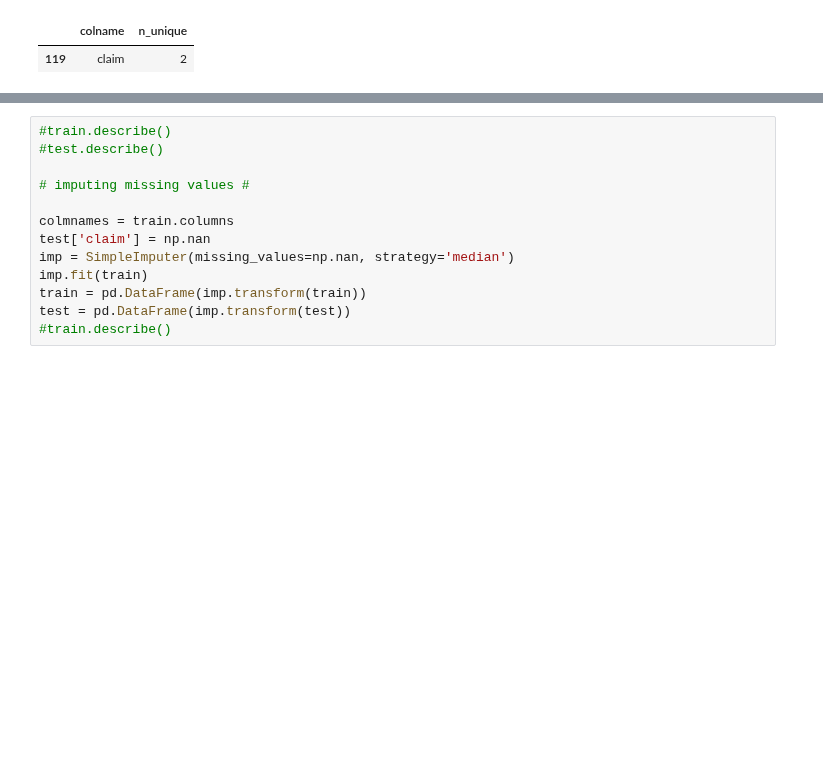
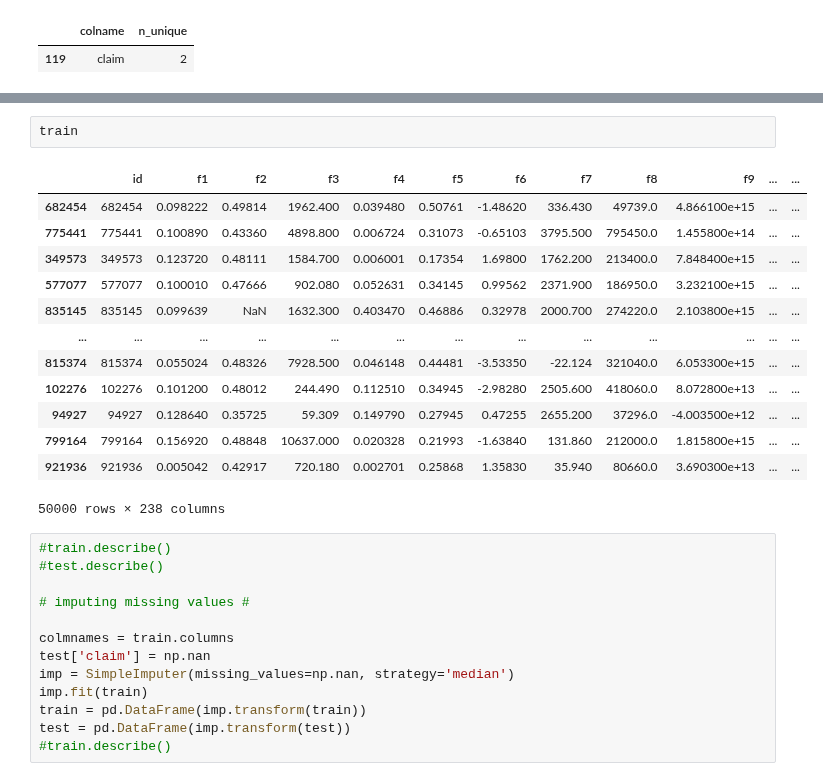
Before and after one commit to MykolaPinchuk/Kaggle, a Jupyter notebook: sep21-playgr.ipynb, the cells around one changed output, grey strips where cells are left out. Saved outputs shown, nothing was run; the diff lists cells and outputs as text; blank space fills up the shorter version.

```diff
--- a/sep21-playgr.ipynb
+++ b/sep21-playgr.ipynb
@@ -73,3 +83,19 @@ un_colval.loc[un_colval.n_unique < 100]
+# %%
+train
+# %% [output]
+|  | id | f1 | f2 | f3 | f4 | f5 | f6 | f7 | f8 | f9 | ... | ... |
+| 682454 | 682454 | 0.098222 | 0.49814 | 1962.400 | 0.039480 | 0.50761 | -1.48620 | 336.430 | 49739.0 | 4.866100e+15 | ... | ... |
+| 775441 | 775441 | 0.100890 | 0.43360 | 4898.800 | 0.006724 | 0.31073 | -0.65103 | 3795.500 | 795450.0 | 1.455800e+14 | ... | ... |
+| 349573 | 349573 | 0.123720 | 0.48111 | 1584.700 | 0.006001 | 0.17354 | 1.69800 | 1762.200 | 213400.0 | 7.848400e+15 | ... | ... |
+| 577077 | 577077 | 0.100010 | 0.47666 | 902.080 | 0.052631 | 0.34145 | 0.99562 | 2371.900 | 186950.0 | 3.232100e+15 | ... | ... |
+| 835145 | 835145 | 0.099639 | NaN | 1632.300 | 0.403470 | 0.46886 | 0.32978 | 2000.700 | 274220.0 | 2.103800e+15 | ... | ... |
+| ... | ... | ... | ... | ... | ... | ... | ... | ... | ... | ... | ... | ... |
+| 815374 | 815374 | 0.055024 | 0.48326 | 7928.500 | 0.046148 | 0.44481 | -3.53350 | -22.124 | 321040.0 | 6.053300e+15 | ... | ... |
+| 102276 | 102276 | 0.101200 | 0.48012 | 244.490 | 0.112510 | 0.34945 | -2.98280 | 2505.600 | 418060.0 | 8.072800e+13 | ... | ... |
+| 94927 | 94927 | 0.128640 | 0.35725 | 59.309 | 0.149790 | 0.27945 | 0.47255 | 2655.200 | 37296.0 | -4.003500e+12 | ... | ... |
+| 799164 | 799164 | 0.156920 | 0.48848 | 10637.000 | 0.020328 | 0.21993 | -1.63840 | 131.860 | 212000.0 | 1.815800e+15 | ... | ... |
+| 921936 | 921936 | 0.005042 | 0.42917 | 720.180 | 0.002701 | 0.25868 | 1.35830 | 35.940 | 80660.0 | 3.690300e+13 | ... | ... |
+50000 rows × 238 columns
 # %%
 #train.describe()
 #test.describe()
```
Also changed, not shown: parts of 11 cells of this notebook.
